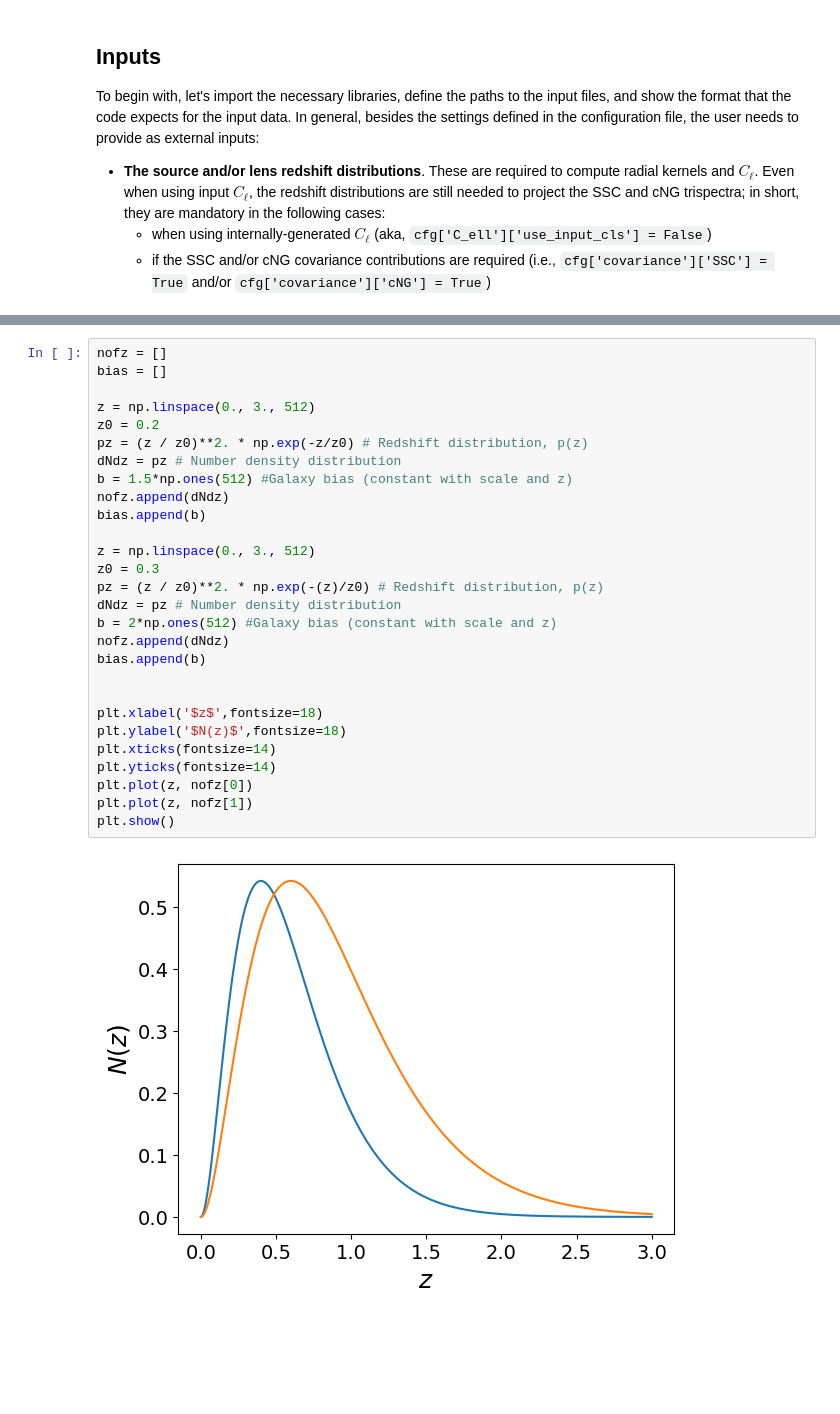
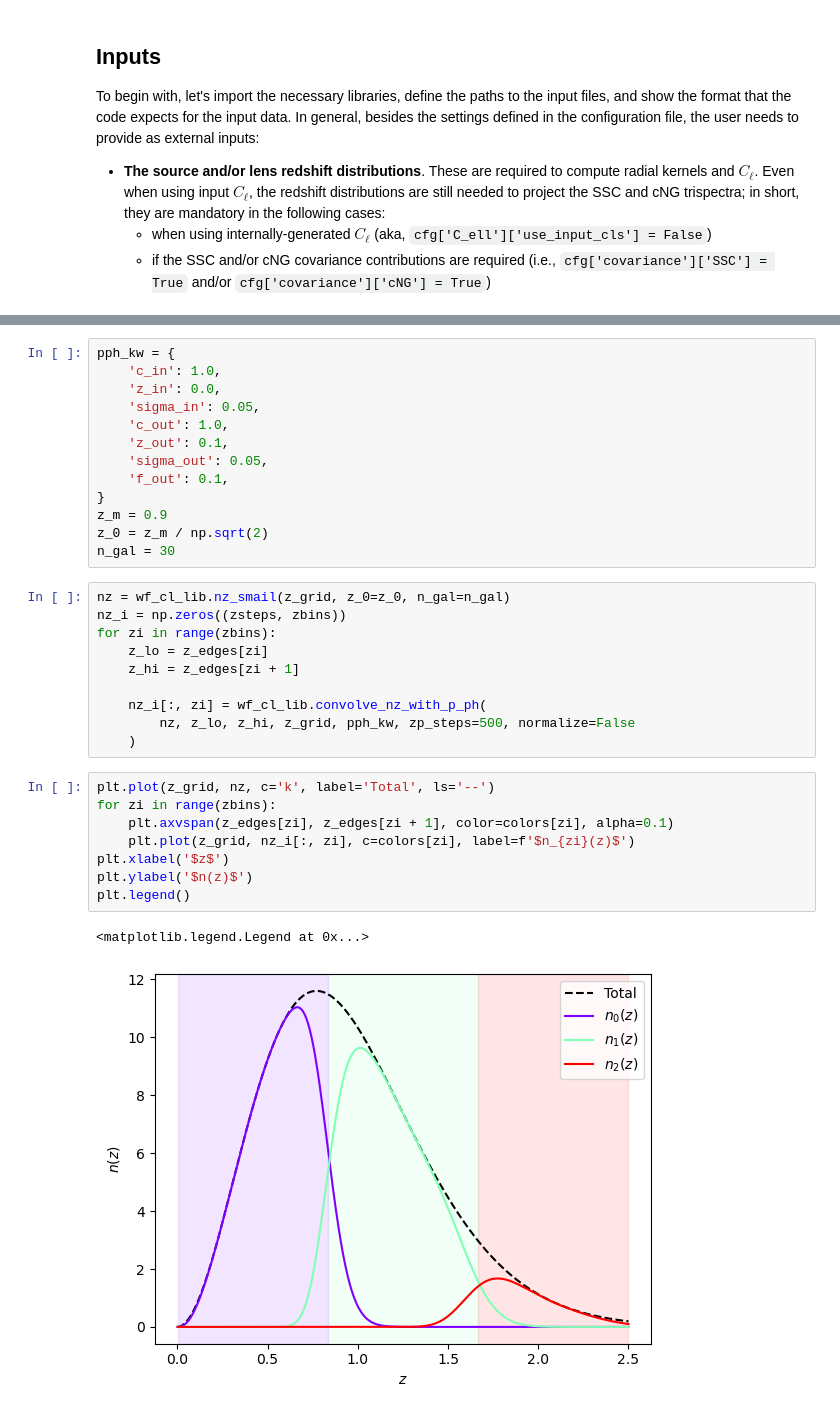
Before and after one commit to davidesciotti/Spaceborne, a Jupyter notebook: DEMO.ipynb, the cells around one changed output, grey strips where cells are left out. Saved outputs shown, nothing was run; the diff lists cells and outputs as text; blank space fills up the shorter version.

```diff
--- a/DEMO.ipynb
+++ b/DEMO.ipynb
@@ -74,30 +50,34 @@ Text(0, 0.5, '$n_i(z)$')
-# %%
-nofz = []
-bias = []
-
-z = np.linspace(0., 3., 512)
-z0 = 0.2
-pz = (z / z0)**2. * np.exp(-z/z0) # Redshift distribution, p(z)
-dNdz = pz # Number density distribution
-b = 1.5*np.ones(512) #Galaxy bias (constant with scale and z)
-nofz.append(dNdz)
-bias.append(b)
-
-z = np.linspace(0., 3., 512)
-z0 = 0.3
-pz = (z / z0)**2. * np.exp(-(z)/z0) # Redshift distribution, p(z)
-dNdz = pz # Number density distribution
-b = 2*np.ones(512) #Galaxy bias (constant with scale and z)
-nofz.append(dNdz)
-bias.append(b)
-
-
-plt.xlabel('$z$',fontsize=18)
-plt.ylabel('$N(z)$',fontsize=18)
-plt.xticks(fontsize=14)
-plt.yticks(fontsize=14)
-plt.plot(z, nofz[0])
-plt.plot(z, nofz[1])
-plt.show()
-# %% [output]
-[figure, removed]
+# %%
+pph_kw = {
+    'c_in': 1.0,
+    'z_in': 0.0,
+    'sigma_in': 0.05,
+    'c_out': 1.0,
+    'z_out': 0.1,
+    'sigma_out': 0.05,
+    'f_out': 0.1,
+}
+z_m = 0.9
+z_0 = z_m / np.sqrt(2)
+n_gal = 30
+# %%
+nz = wf_cl_lib.nz_smail(z_grid, z_0=z_0, n_gal=n_gal)
+nz_i = np.zeros((zsteps, zbins))
+for zi in range(zbins):
+    z_lo = z_edges[zi]
+    z_hi = z_edges[zi + 1]
+
+    nz_i[:, zi] = wf_cl_lib.convolve_nz_with_p_ph(
+        nz, z_lo, z_hi, z_grid, pph_kw, zp_steps=500, normalize=False
+    )
+# %%
+plt.plot(z_grid, nz, c='k', label='Total', ls='--')
+for zi in range(zbins):
+    plt.axvspan(z_edges[zi], z_edges[zi + 1], color=colors[zi], alpha=0.1)
+    plt.plot(z_grid, nz_i[:, zi], c=colors[zi], label=f'$n_{zi}(z)$')
+plt.xlabel('$z$')
+plt.ylabel('$n(z)$')
+plt.legend()
+# %% [output]
+<matplotlib.legend.Legend at 0x...>
+[figure, added]
```
Also changed, not shown: parts of 40 cells of this notebook.
